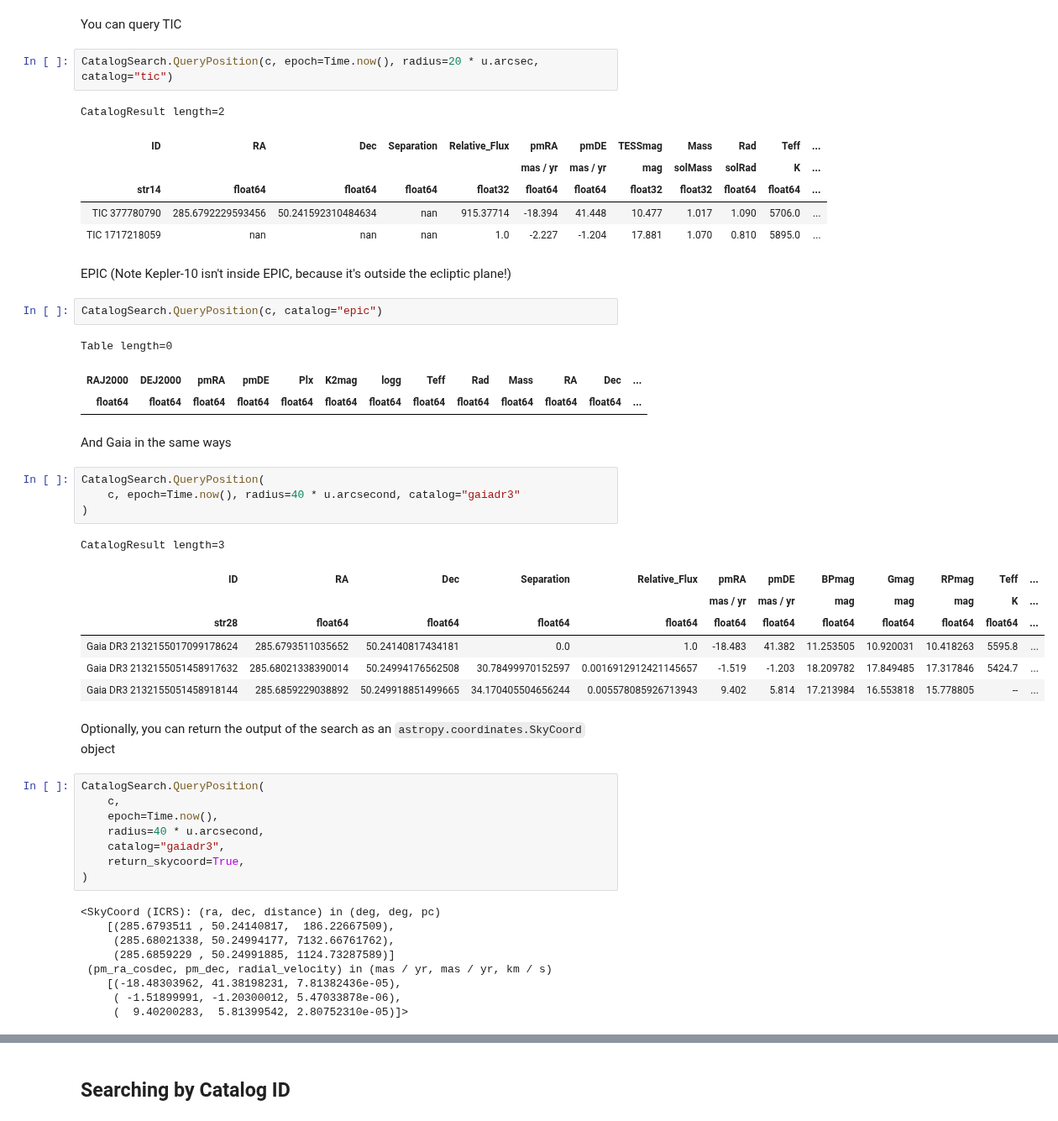
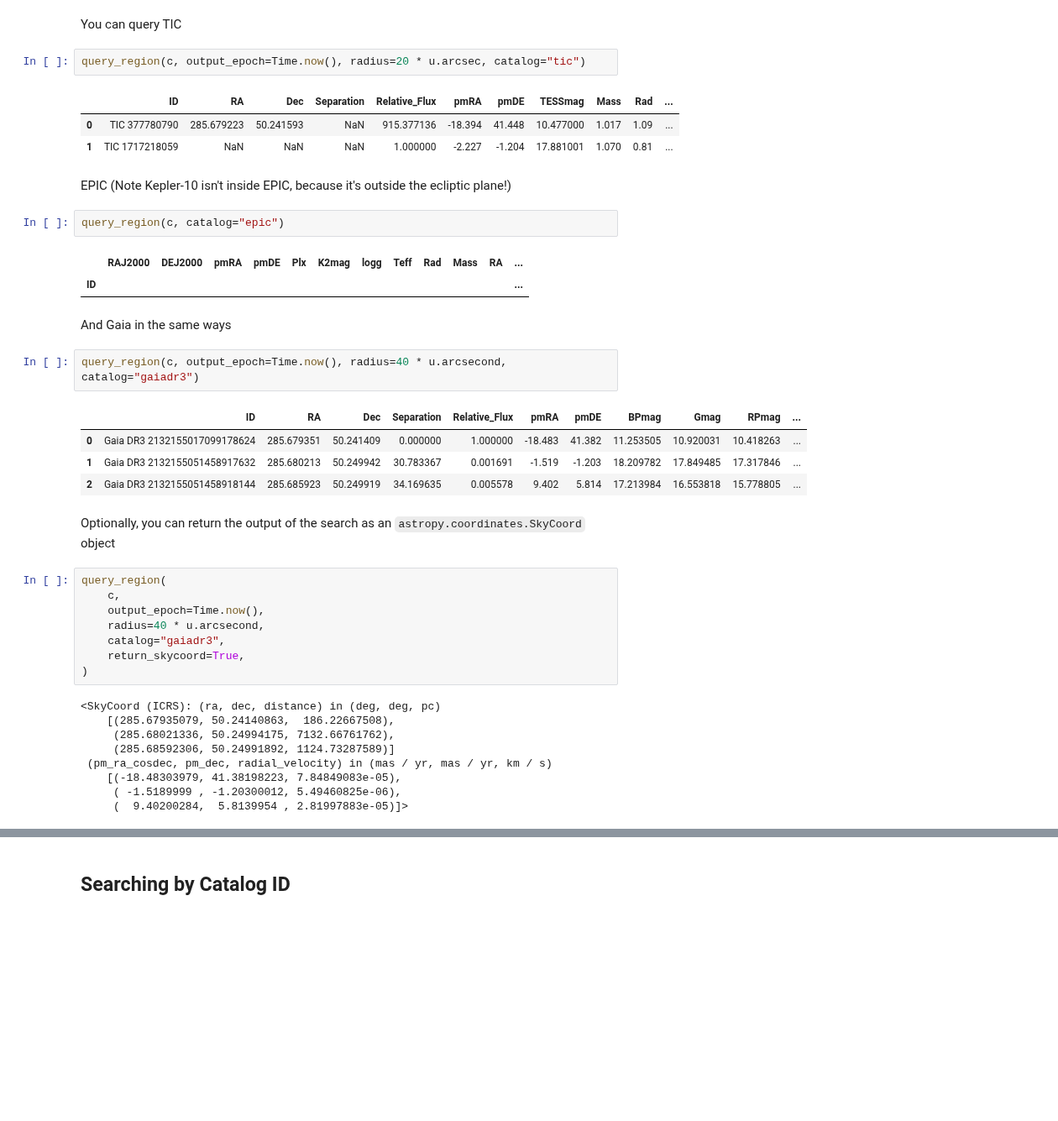
Before and after one commit to lightkurve/lksearch, a Jupyter notebook: docs/tutorials/catalog-searches.ipynb, the cells around one changed output, grey strips where cells are left out. Shown at 84% size. Cells and saved outputs as stored; diff of their text form; blank space fills up the shorter version.

```diff
--- a/docs/tutorials/catalog-searches.ipynb
+++ b/docs/tutorials/catalog-searches.ipynb
@@ -77,52 +73,43 @@ CatalogResult length=5
 # %% [markdown]
 You can query TIC
 # %%
-CatalogSearch.QueryPosition(c, epoch=Time.now(), radius=20 * u.arcsec, catalog="tic")
+query_region(c, output_epoch=Time.now(), radius=20 * u.arcsec, catalog="tic")
 # %% [output]
-CatalogResult length=2
-| ID | RA | Dec | Separation | Relative_Flux | pmRA | pmDE | TESSmag | Mass | Rad | Teff | ... |
-|  |  |  |  |  | mas / yr | mas / yr | mag | solMass | solRad | K | ... |
-| str14 | float64 | float64 | float64 | float32 | float64 | float64 | float32 | float32 | float64 | float64 | ... |
-| TIC 377780790 | 285.6792229593456 | 50.241592310484634 | nan | 915.37714 | -18.394 | 41.448 | 10.477 | 1.017 | 1.090 | 5706.0 | ... |
-| TIC 1717218059 | nan | nan | nan | 1.0 | -2.227 | -1.204 | 17.881 | 1.070 | 0.810 | 5895.0 | ... |
+|  | ID | RA | Dec | Separation | Relative_Flux | pmRA | pmDE | TESSmag | Mass | Rad | ... |
+| 0 | TIC 377780790 | 285.679223 | 50.241593 | NaN | 915.377136 | -18.394 | 41.448 | 10.477000 | 1.017 | 1.09 | ... |
+| 1 | TIC 1717218059 | NaN | NaN | NaN | 1.000000 | -2.227 | -1.204 | 17.881001 | 1.070 | 0.81 | ... |
 # %% [markdown]
 EPIC (Note Kepler-10 isn't inside EPIC, because it's outside the ecliptic plane!)
 # %%
-CatalogSearch.QueryPosition(c, catalog="epic")
+query_region(c, catalog="epic")
 # %% [output]
-Table length=0
-| RAJ2000 | DEJ2000 | pmRA | pmDE | Plx | K2mag | logg | Teff | Rad | Mass | RA | Dec | ... |
-| float64 | float64 | float64 | float64 | float64 | float64 | float64 | float64 | float64 | float64 | float64 | float64 | ... |
+|  | RAJ2000 | DEJ2000 | pmRA | pmDE | Plx | K2mag | logg | Teff | Rad | Mass | RA | ... |
+| ID |  |  |  |  |  |  |  |  |  |  |  | ... |
 # %% [markdown]
 And Gaia in the same ways
 # %%
-CatalogSearch.QueryPosition(
-    c, epoch=Time.now(), radius=40 * u.arcsecond, catalog="gaiadr3"
-)
+query_region(c, output_epoch=Time.now(), radius=40 * u.arcsecond, catalog="gaiadr3")
 # %% [output]
-CatalogResult length=3
-| ID | RA | Dec | Separation | Relative_Flux | pmRA | pmDE | BPmag | Gmag | RPmag | Teff | ... |
-|  |  |  |  |  | mas / yr | mas / yr | mag | mag | mag | K | ... |
-| str28 | float64 | float64 | float64 | float64 | float64 | float64 | float64 | float64 | float64 | float64 | ... |
-| Gaia DR3 2132155017099178624 | 285.6793511035652 | 50.24140817434181 | 0.0 | 1.0 | -18.483 | 41.382 | 11.253505 | 10.920031 | 10.418263 | 5595.8 | ... |
-| Gaia DR3 2132155051458917632 | 285.68021338390014 | 50.24994176562508 | 30.78499970152597 | 0.0016912912421145657 | -1.519 | -1.203 | 18.209782 | 17.849485 | 17.317846 | 5424.7 | ... |
-| Gaia DR3 2132155051458918144 | 285.6859229038892 | 50.249918851499665 | 34.170405504656244 | 0.005578085926713943 | 9.402 | 5.814 | 17.213984 | 16.553818 | 15.778805 | -- | ... |
+|  | ID | RA | Dec | Separation | Relative_Flux | pmRA | pmDE | BPmag | Gmag | RPmag | ... |
+| 0 | Gaia DR3 2132155017099178624 | 285.679351 | 50.241409 | 0.000000 | 1.000000 | -18.483 | 41.382 | 11.253505 | 10.920031 | 10.418263 | ... |
+| 1 | Gaia DR3 2132155051458917632 | 285.680213 | 50.249942 | 30.783367 | 0.001691 | -1.519 | -1.203 | 18.209782 | 17.849485 | 17.317846 | ... |
+| 2 | Gaia DR3 2132155051458918144 | 285.685923 | 50.249919 | 34.169635 | 0.005578 | 9.402 | 5.814 | 17.213984 | 16.553818 | 15.778805 | ... |
 # %% [markdown]
 Optionally, you can return the output of the search as an `astropy.coordinates.SkyCoord` object
 # %%
-CatalogSearch.QueryPosition(
+query_region(
     c,
-    epoch=Time.now(),
+    output_epoch=Time.now(),
     radius=40 * u.arcsecond,
     catalog="gaiadr3",
     return_skycoord=True,
 )
 # %% [output]
 <SkyCoord (ICRS): (ra, dec, distance) in (deg, deg, pc)
-    [(285.6793511 , 50.24140817,  186.22667509),
-     (285.68021338, 50.24994177, 7132.66761762),
-     (285.6859229 , 50.24991885, 1124.73287589)]
+    [(285.67935079, 50.24140863,  186.22667508),
+     (285.68021336, 50.24994175, 7132.66761762),
+     (285.68592306, 50.24991892, 1124.73287589)]
  (pm_ra_cosdec, pm_dec, radial_velocity) in (mas / yr, mas / yr, km / s)
-    [(-18.48303962, 41.38198231, 7.81382436e-05),
-     ( -1.51899991, -1.20300012, 5.47033878e-06),
-     (  9.40200283,  5.81399542, 2.80752310e-05)]>
+    [(-18.48303979, 41.38198223, 7.84849083e-05),
+     ( -1.5189999 , -1.20300012, 5.49460825e-06),
+     (  9.40200284,  5.8139954 , 2.81997883e-05)]>
```
Also changed, not shown: parts of 22 cells of this notebook, 4 other files.
